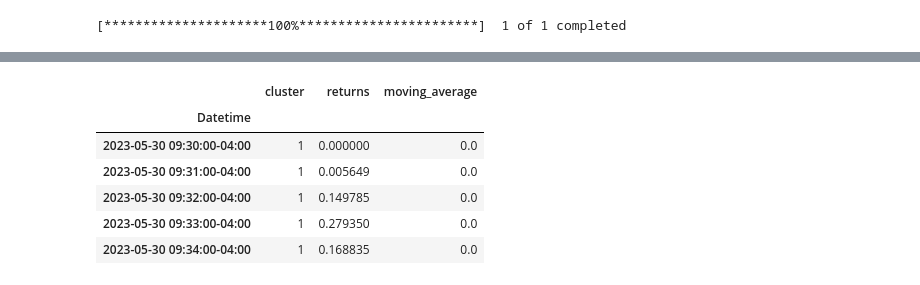
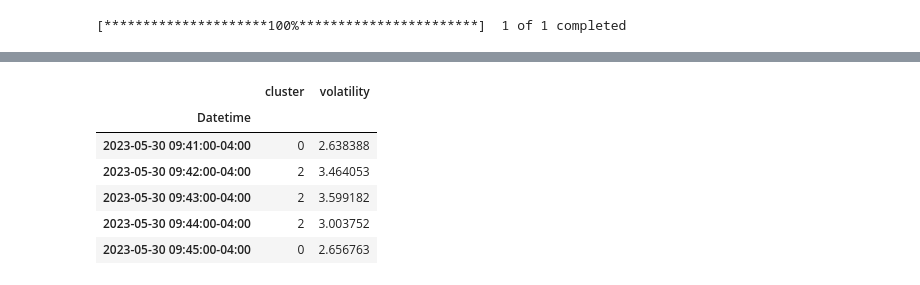
Before and after one commit to EyuelPersonal/BayesianProject, a Jupyter notebook: clustering_task2.ipynb, the cells around one changed output, grey strips where cells are left out. Cells and saved outputs as stored; diff of their text form; code cells hidden in the pictures.

```diff
--- a/clustering_task2.ipynb
+++ b/clustering_task2.ipynb
@@ -37,7 +41,11 @@ df = get_data(
 df = get_returns(df)
 # %%
 df['moving_average'] = df['returns'].rolling(10, closed='left').mean()
+
+# volatility std * root(T)
+df['volatility'] = df['returns'].rolling(10, closed='left').std() * np.sqrt(10) * 1000
-# %%
-df.fillna(0, inplace=True)
+# %%
+# drop na rows
+df = df.dropna()
 # %%
-df = df[['returns', 'moving_average']]
+df = df[['returns', 'volatility']]
@@ -156,18 +179,18 @@ df['cluster'] = label_encoder.fit_transform(df['cluster'])
 # %%
 train_cluster_names = df.cluster.unique()
 train_cluster_idx = df.cluster.values
 
 n_train_types = len(df.cluster.unique())
 
-df[['cluster', 'returns', 'moving_average']].head()
+df[['cluster', 'volatility']].head()
 # %% [output]
-|  | cluster | returns | moving_average |
-| Datetime |  |  |  |
-| 2023-05-30 09:30:00-04:00 | 1 | 0.000000 | 0.0 |
-| 2023-05-30 09:31:00-04:00 | 1 | 0.005649 | 0.0 |
-| 2023-05-30 09:32:00-04:00 | 1 | 0.149785 | 0.0 |
-| 2023-05-30 09:33:00-04:00 | 1 | 0.279350 | 0.0 |
-| 2023-05-30 09:34:00-04:00 | 1 | 0.168835 | 0.0 |
+|  | cluster | volatility |
+| Datetime |  |  |
+| 2023-05-30 09:41:00-04:00 | 0 | 2.638388 |
+| 2023-05-30 09:42:00-04:00 | 2 | 3.464053 |
+| 2023-05-30 09:43:00-04:00 | 2 | 3.599182 |
+| 2023-05-30 09:44:00-04:00 | 2 | 3.003752 |
+| 2023-05-30 09:45:00-04:00 | 0 | 2.656763 |
 # %%
 with pm.Model() as hierarchical_model:
     # global model parameters
```
Also changed, not shown: parts of 11 cells of this notebook, 2 other files.
